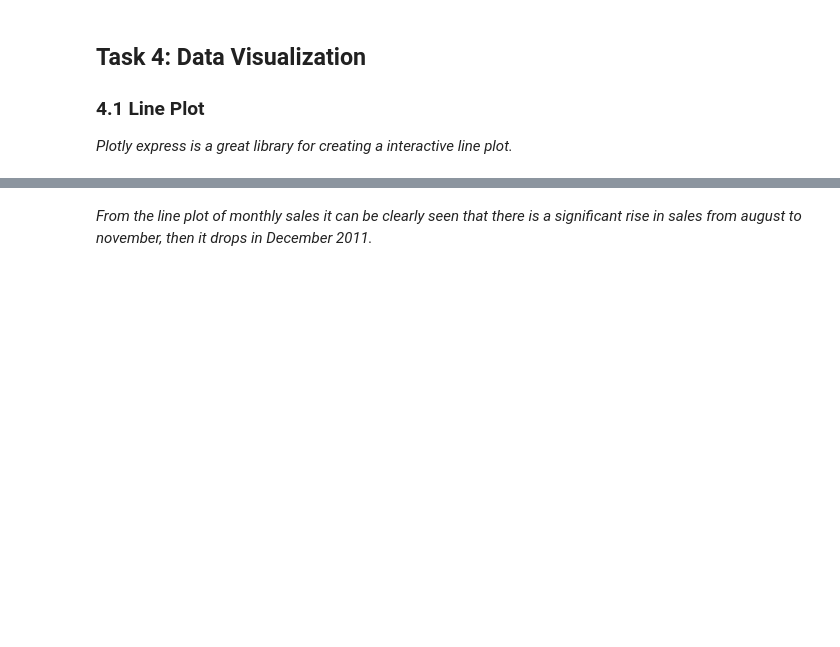
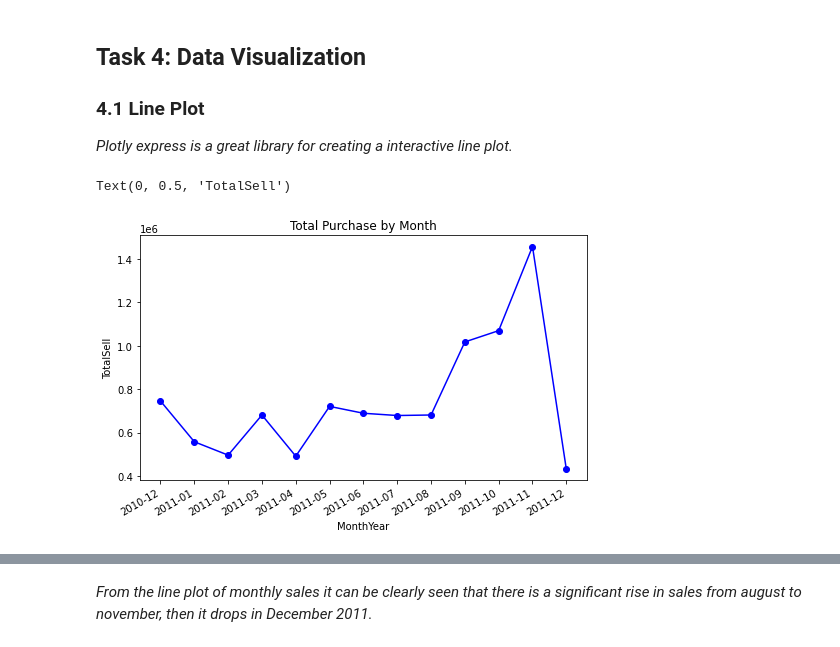
Before and after one commit to zapod838/Online-Retail-Exploratory-Data-Analysis-with-Python, a Jupyter notebook: Project_File/Online Retail Exploratory Data Analysis with Python.ipynb, the cells around one changed output, grey strips where cells are left out. Cells and saved outputs as stored; diff of their text form; code cells hidden in the pictures; blank space fills up the shorter version.

```diff
--- a/Project_File/Online Retail Exploratory Data Analysis with Python.ipynb
+++ b/Project_File/Online Retail Exploratory Data Analysis with Python.ipynb
@@ -282,9 +282,23 @@ cleaned_online_retail
 # %%
 # Group the data by 'MonthYear' and calculate the total purchase for each month
 monthly_data = cleaned_online_retail.groupby('MonthYear')['Totalsell'].sum().reset_index()
 
 # Convert the 'MonthYear' column to string format for plotly
 monthly_data['MonthYear'] = monthly_data['MonthYear'].astype(str)
 
-# Create an interactive line plot
-fig = px.line(monthly_data, x='MonthYear', y='Totalsell', title='Total Sell over Time')
+# Set the figure size using subplots
+fig, ax = plt.subplots(figsize=(8, 5)) # Width: 10 inches, Height: 5 inches
+
+# Automatic formatting to the x-axis labels when dealing with dates.
+fig.autofmt_xdate()
+
+# Display the plot
+plt.plot(monthly_data['MonthYear'], monthly_data['Totalsell'], marker='o', linestyle='-', color='b')
+
+# Customize the plot
+plt.title('Total Purchase by Month')
+plt.xlabel('MonthYear')
+plt.ylabel('TotalSell')
+# %% [output]
+Text(0, 0.5, 'TotalSell')
+[figure, added]
```
Also changed, not shown: parts of 1 cell of this notebook, 1 other file.
